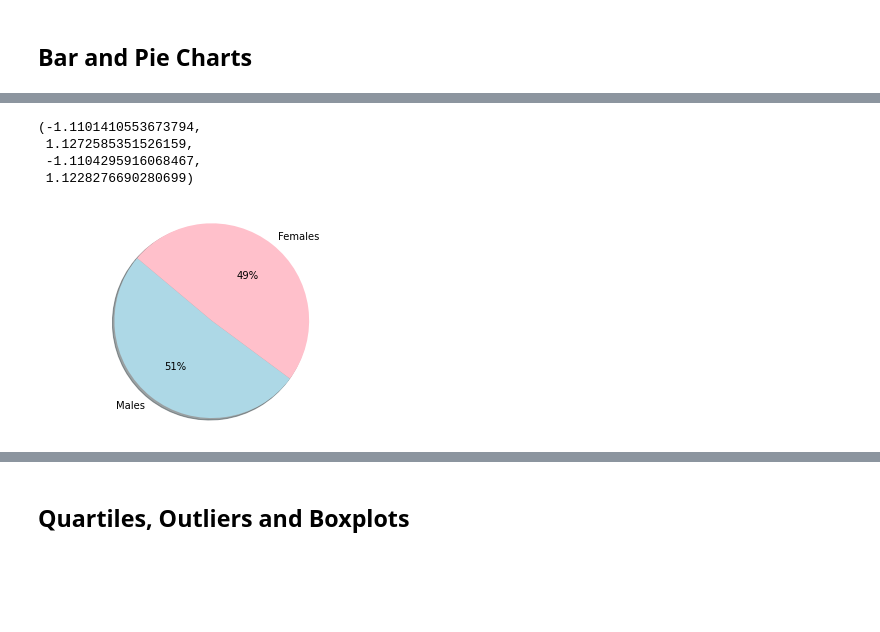
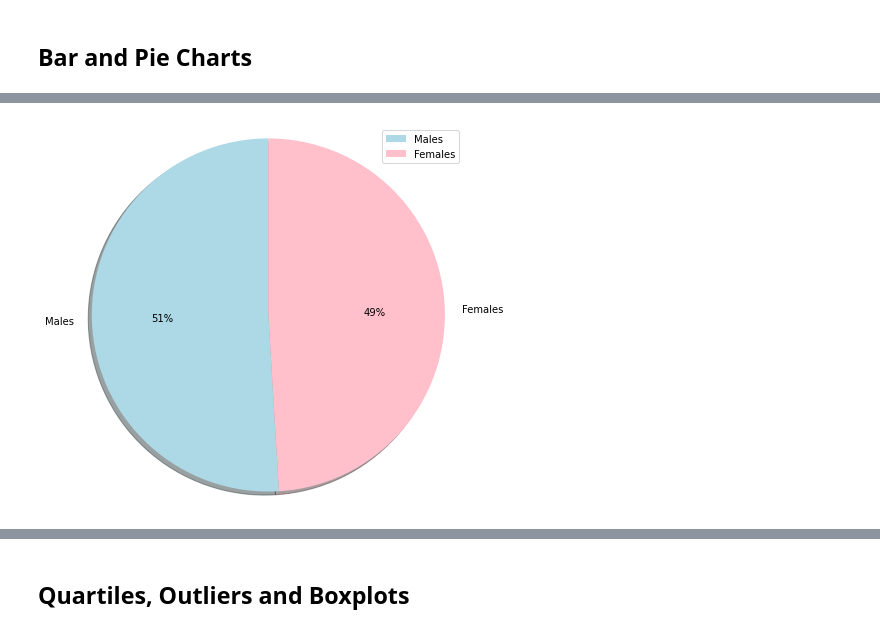
Before and after one commit to kennethcandersen/matplotlib, a Jupyter notebook: pymaceuticals_starter.ipynb, the cells around one changed output, grey strips where cells are left out. Cells and saved outputs as stored; diff of their text form; code cells hidden in the pictures; blank space fills up the shorter version.

```diff
--- a/pymaceuticals_starter.ipynb
+++ b/pymaceuticals_starter.ipynb
@@ -149,16 +161,13 @@ plt.ylim(0, max(drug_regimen_df["Total Number of Measurments"])+25)
 # %%
-# Generate a pie plot showing the distribution of female versus male mice using pandas
+# Generate a pie plot showing the distribution of female versus male mice using pyplot
 
 labels = ["Males", "Females"]
 gender_counts = clean_merge_df["Sex"].value_counts()
 colors = ["lightblue", "pink"]
-#explode = (0, 0.05, 0, 0)
-plt.pie(gender_counts, labels=labels, colors=colors,
-autopct="%1.0f%%", shadow=True, startangle=140)
+plt.figure(figsize=(7, 7))
+plt.pie(gender_counts, labels=labels, colors=colors, autopct="%1.0f%%", shadow=True, startangle=90)
 plt.axis("equal")
+plt.legend()
+plt.show()
 # %% [output]
-(-1.1101410553673794,
- 1.1272585351526159,
- -1.1104295916068467,
- 1.1228276690280699)
-[figure, old version]
+[figure, new version]
```
Also changed, not shown: parts of 8 cells of this notebook.
